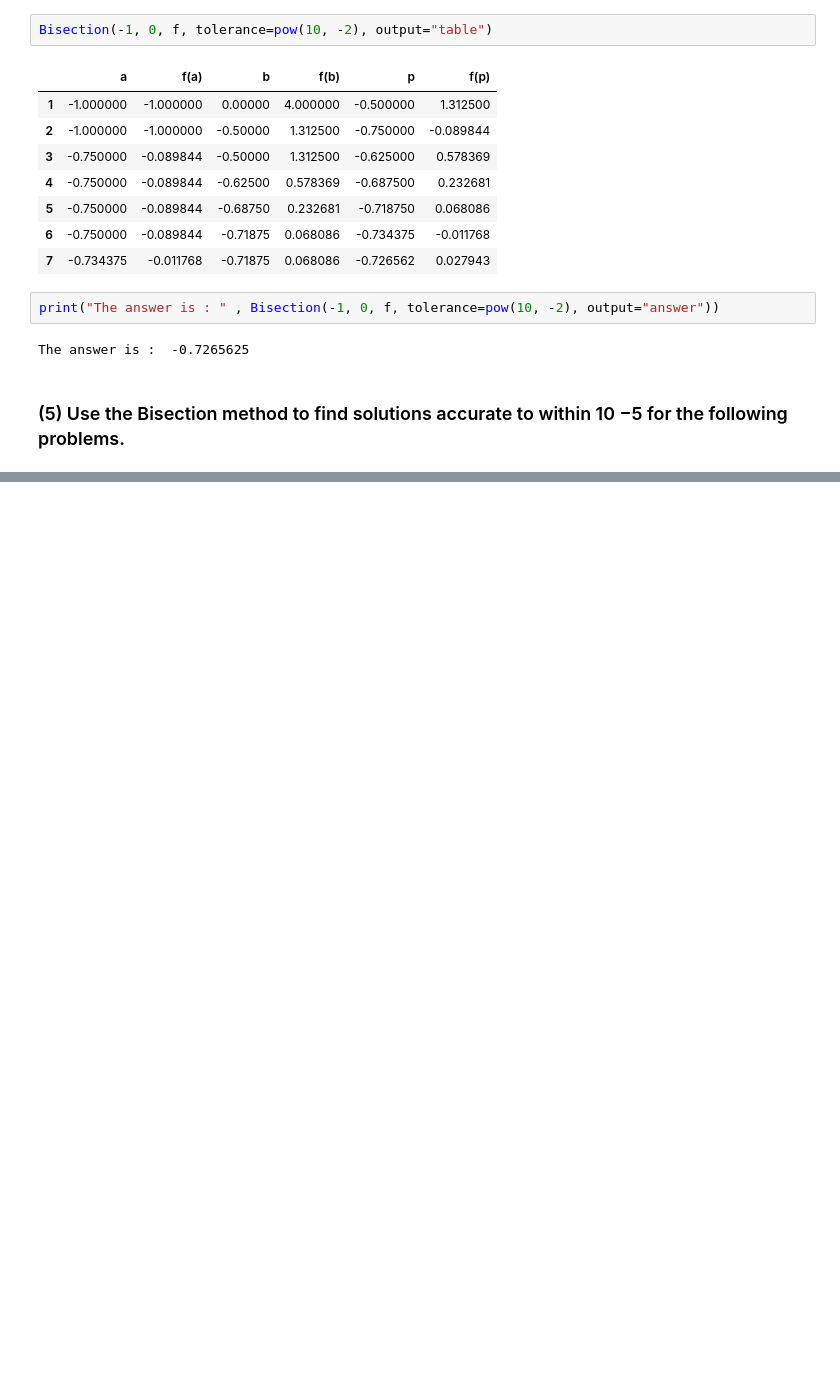
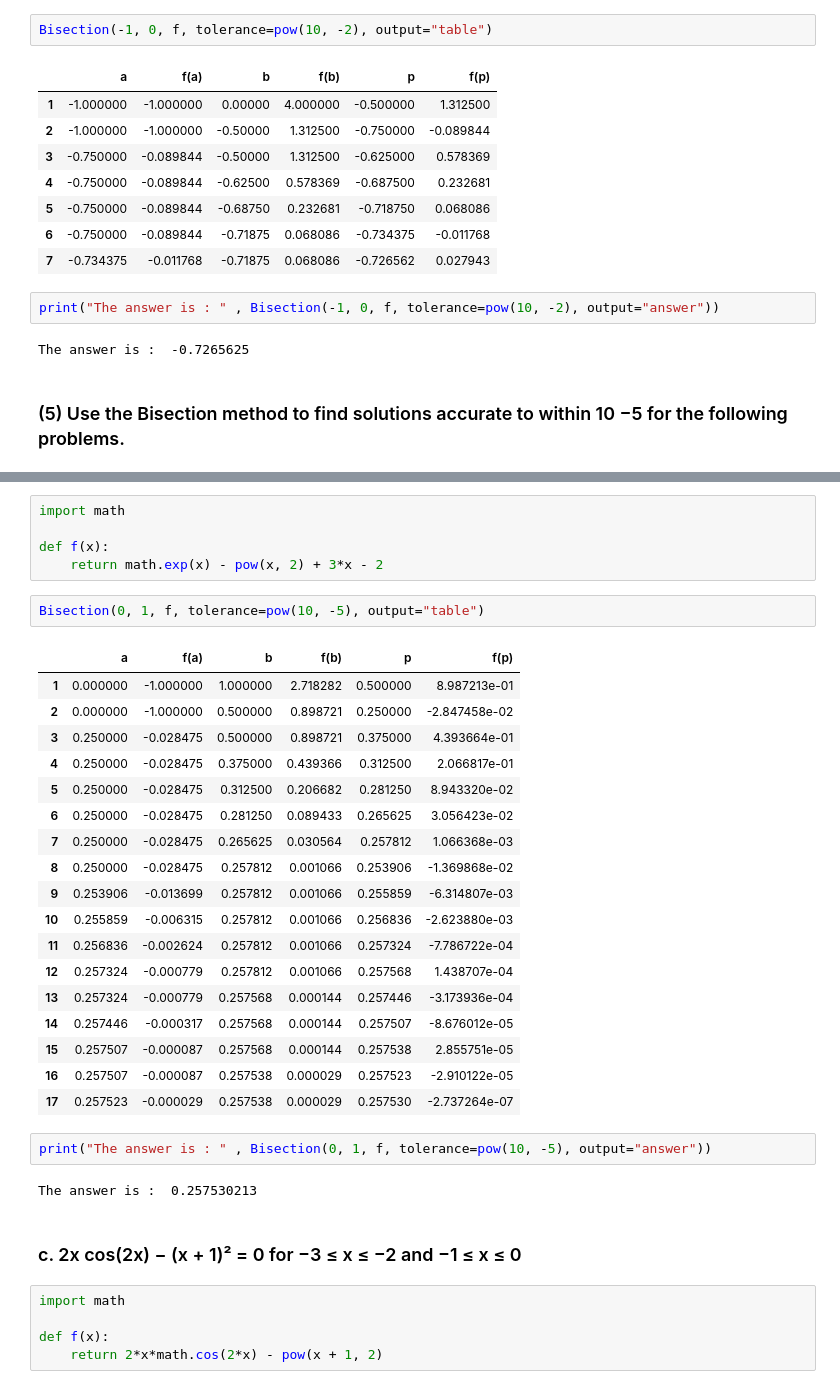
Before and after one commit to aadimator/numerical-computing, a Jupyter notebook: Bisection Method.ipynb, the cells around one changed output, grey strips where cells are left out. Cells and saved outputs as stored; diff of their text form; blank space fills up the shorter version.

```diff
--- a/Bisection Method.ipynb
+++ b/Bisection Method.ipynb
@@ -318,0 +351,37 @@ The answer is :  -0.7265625
+# %%
+import math
+
+def f(x):
+    return math.exp(x) - pow(x, 2) + 3*x - 2
+# %%
+Bisection(0, 1, f, tolerance=pow(10, -5), output="table")
+# %% [output]
+|  | a | f(a) | b | f(b) | p | f(p) |
+| 1 | 0.000000 | -1.000000 | 1.000000 | 2.718282 | 0.500000 | 8.987213e-01 |
+| 2 | 0.000000 | -1.000000 | 0.500000 | 0.898721 | 0.250000 | -2.847458e-02 |
+| 3 | 0.250000 | -0.028475 | 0.500000 | 0.898721 | 0.375000 | 4.393664e-01 |
+| 4 | 0.250000 | -0.028475 | 0.375000 | 0.439366 | 0.312500 | 2.066817e-01 |
+| 5 | 0.250000 | -0.028475 | 0.312500 | 0.206682 | 0.281250 | 8.943320e-02 |
+| 6 | 0.250000 | -0.028475 | 0.281250 | 0.089433 | 0.265625 | 3.056423e-02 |
+| 7 | 0.250000 | -0.028475 | 0.265625 | 0.030564 | 0.257812 | 1.066368e-03 |
+| 8 | 0.250000 | -0.028475 | 0.257812 | 0.001066 | 0.253906 | -1.369868e-02 |
+| 9 | 0.253906 | -0.013699 | 0.257812 | 0.001066 | 0.255859 | -6.314807e-03 |
+| 10 | 0.255859 | -0.006315 | 0.257812 | 0.001066 | 0.256836 | -2.623880e-03 |
+| 11 | 0.256836 | -0.002624 | 0.257812 | 0.001066 | 0.257324 | -7.786722e-04 |
+| 12 | 0.257324 | -0.000779 | 0.257812 | 0.001066 | 0.257568 | 1.438707e-04 |
+| 13 | 0.257324 | -0.000779 | 0.257568 | 0.000144 | 0.257446 | -3.173936e-04 |
+| 14 | 0.257446 | -0.000317 | 0.257568 | 0.000144 | 0.257507 | -8.676012e-05 |
+| 15 | 0.257507 | -0.000087 | 0.257568 | 0.000144 | 0.257538 | 2.855751e-05 |
+| 16 | 0.257507 | -0.000087 | 0.257538 | 0.000029 | 0.257523 | -2.910122e-05 |
+| 17 | 0.257523 | -0.000029 | 0.257538 | 0.000029 | 0.257530 | -2.737264e-07 |
+# %%
+print("The answer is : " , Bisection(0, 1, f, tolerance=pow(10, -5), output="answer"))
+# %% [output]
+The answer is :  0.257530213
+# %% [markdown]
+### c. 2x cos(2x) − (x + 1)² = 0 for −3 ≤ x ≤ −2 and −1 ≤ x ≤ 0
+# %%
+import math
+
+def f(x):
+    return 2*x*math.cos(2*x) - pow(x + 1, 2)
```
Also changed, not shown: parts of 15 cells of this notebook.
